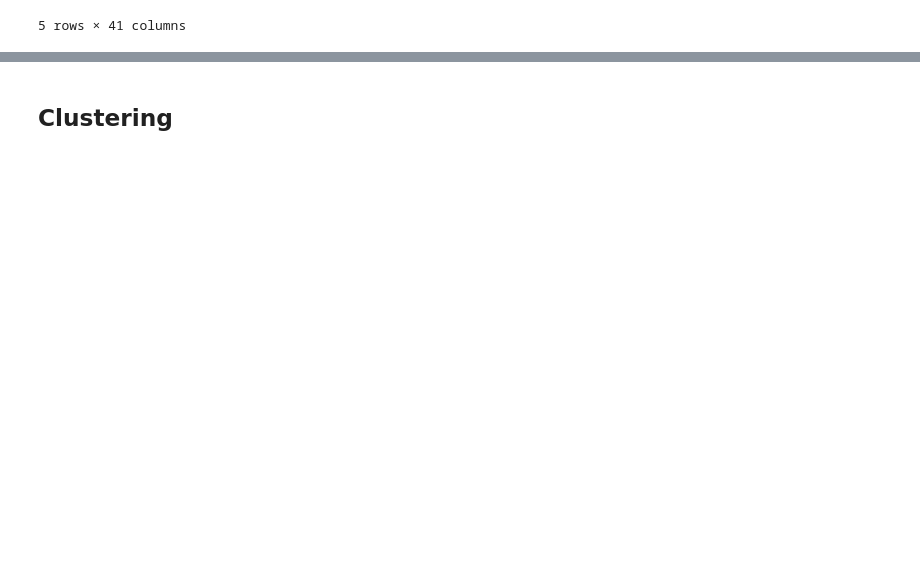
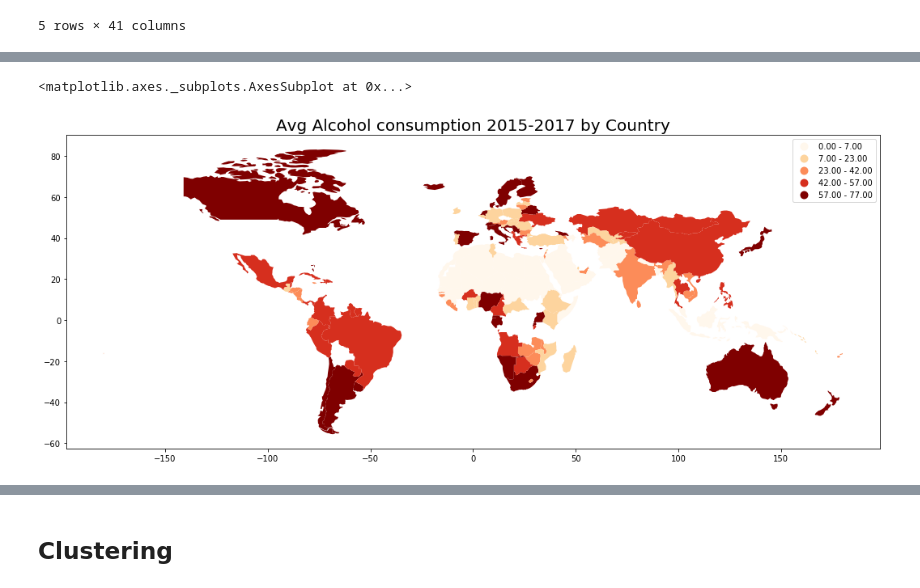
Before and after one commit to TomasTurner/Notorious_ADA_Projet_2019, a Jupyter notebook: src/Final_notebook.ipynb, the cells around one changed output, grey strips where cells are left out. Drawn from its saved outputs; the diff is of its cells as text; code cells hidden in the pictures; blank space fills up the shorter version.

```diff
--- a/src/Final_notebook.ipynb
+++ b/src/Final_notebook.ipynb
@@ -608,0 +1085,5 @@ df_all.head()
+# %%
+# Merging world shape data with our alchohol consumption data
+finaldf = finaldf.rename(columns={'iso3':'iso_a3'})
+world = world.merge(finaldf, on='iso_a3')
+world.head(5)
@@ -608,0 +1097,10 @@ df_all.head()
+# %%
+# rename the columns of the dataframe world and sort them
+world = world.rename(columns={'Alcohol_per_capita_2015-2017':'Alcohol_com1'})
+world = world.rename(columns={'Alcohol_per_capita_2009-2011':'Alcohol_com2'})
+world['Alcohol_com1'] = world.Alcohol_com1
+world['Alcohol_com2'] = world.Alcohol_com2
+world['iso_a3'] = world.iso_a3
+world['Region'] = world.Region
+world['Religion'] = world.Religion
+world.columns.values.tolist()
@@ -608,0 +1125,15 @@ df_all.head()
+# %%
+# Draw Alcohol consumptions by each country for the first time period 2015-2017
+import matplotlib.pylab as pylab
+pylab.rcParams['figure.figsize'] = 18, 18
+fig, ax = plt.subplots(1, 1)
+ax.set_title("Avg Alcohol consumption 2015-2017 by Country", fontsize=20)
+world.plot(column='Alcohol_com1',
+           ax=ax,
+           legend=True,
+#            legend_kwds={'labels': "Avg Alcohol_2015-2017 by Country",'legend': "horizontal"})
+           cmap='OrRd',
+           scheme='quantiles')
+# %% [output]
+<matplotlib.axes._subplots.AxesSubplot at 0x...>
+[figure, added]
```
Also changed, not shown: parts of 55 cells of this notebook.
